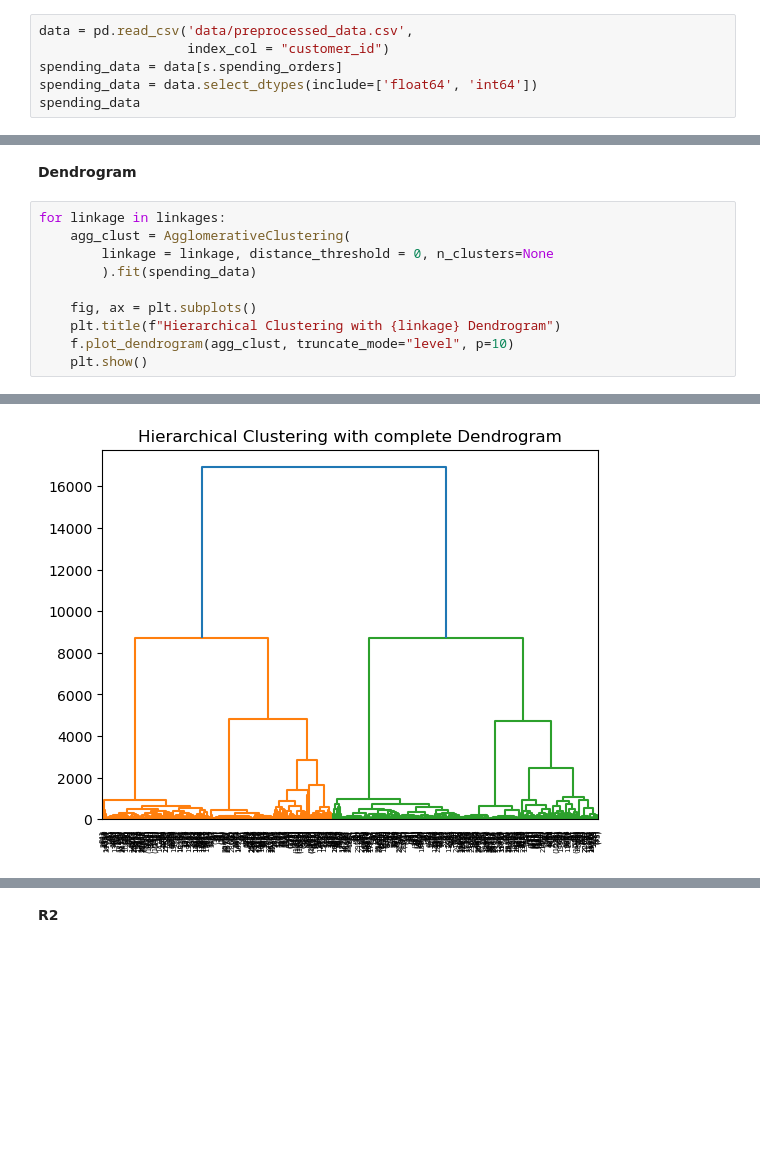
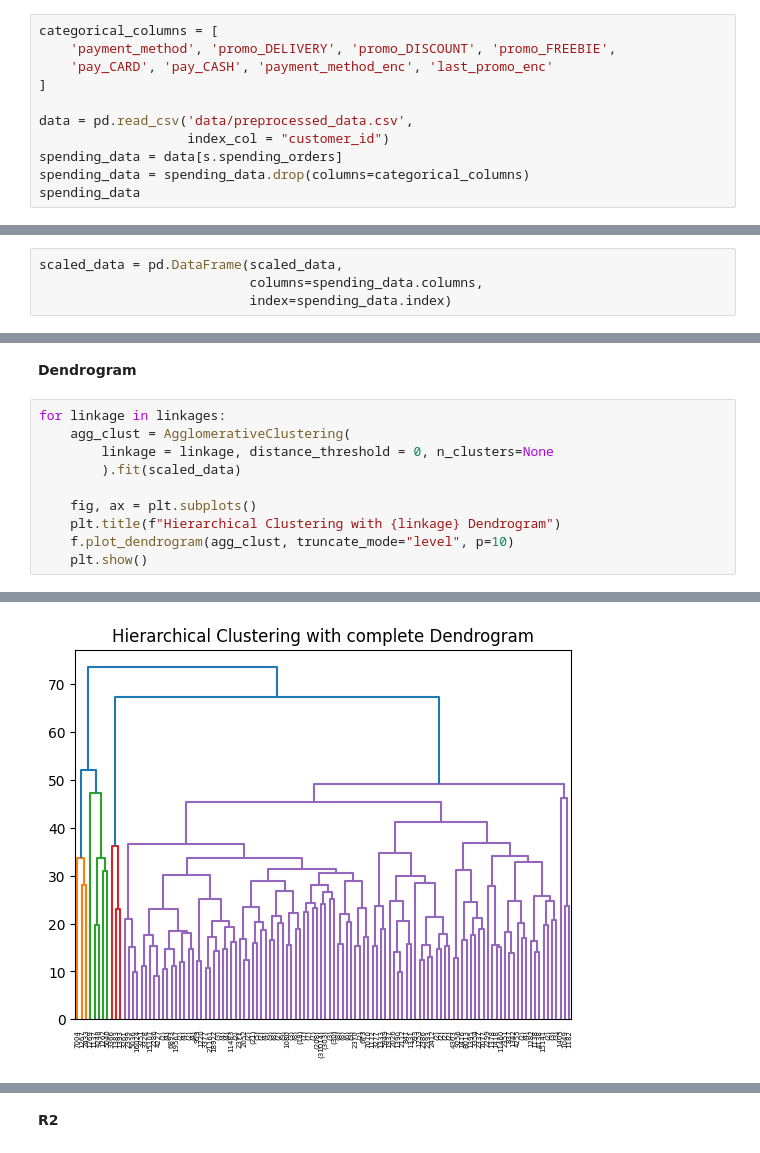
Before and after one commit to antoniooliveira03/data_mining, a Jupyter notebook: spending_data segmentation.ipynb, the cells around one changed output, grey strips where cells are left out. Saved outputs shown, nothing was run; the diff lists cells and outputs as text; blank space fills up the shorter version.

```diff
--- a/spending_data segmentation.ipynb
+++ b/spending_data segmentation.ipynb
@@ -48,9 +48,14 @@ warnings.filterwarnings("ignore")
 # %% [markdown]
 # 1. Importing Libraries & Data
 # %%
+categorical_columns = [
+    'payment_method', 'promo_DELIVERY', 'promo_DISCOUNT', 'promo_FREEBIE',
+    'pay_CARD', 'pay_CASH', 'payment_method_enc', 'last_promo_enc'
+]
+
 data = pd.read_csv('data/preprocessed_data.csv',
                    index_col = "customer_id")
 spending_data = data[s.spending_orders]
-spending_data = data.select_dtypes(include=['float64', 'int64'])
+spending_data = spending_data.drop(columns=categorical_columns)
 spending_data
 # %% [output]
@@ -74,6 +79,10 @@ spending_data
 **Scale Data Before Clustering**
 # %%
 scaled_data = RobustScaler().fit_transform(spending_data)
+# %%
+scaled_data = pd.DataFrame(scaled_data,
+                           columns=spending_data.columns,
+                           index=spending_data.index)
 # %% [markdown]
 ## 2.1 Hierarchical Clustering
 # %%
@@ -87,7 +96,7 @@ linkages = ['ward', 'complete', 'average', 'single']
 for linkage in linkages:
     agg_clust = AgglomerativeClustering(
         linkage = linkage, distance_threshold = 0, n_clusters=None
-        ).fit(spending_data)
+        ).fit(scaled_data)
 
     fig, ax = plt.subplots()
     plt.title(f"Hierarchical Clustering with {linkage} Dendrogram")
@@ -98 +107 @@ for linkage in linkages:
-[figure, old version]
+[figure, new version]
```
Also changed, not shown: parts of 6 cells of this notebook.
